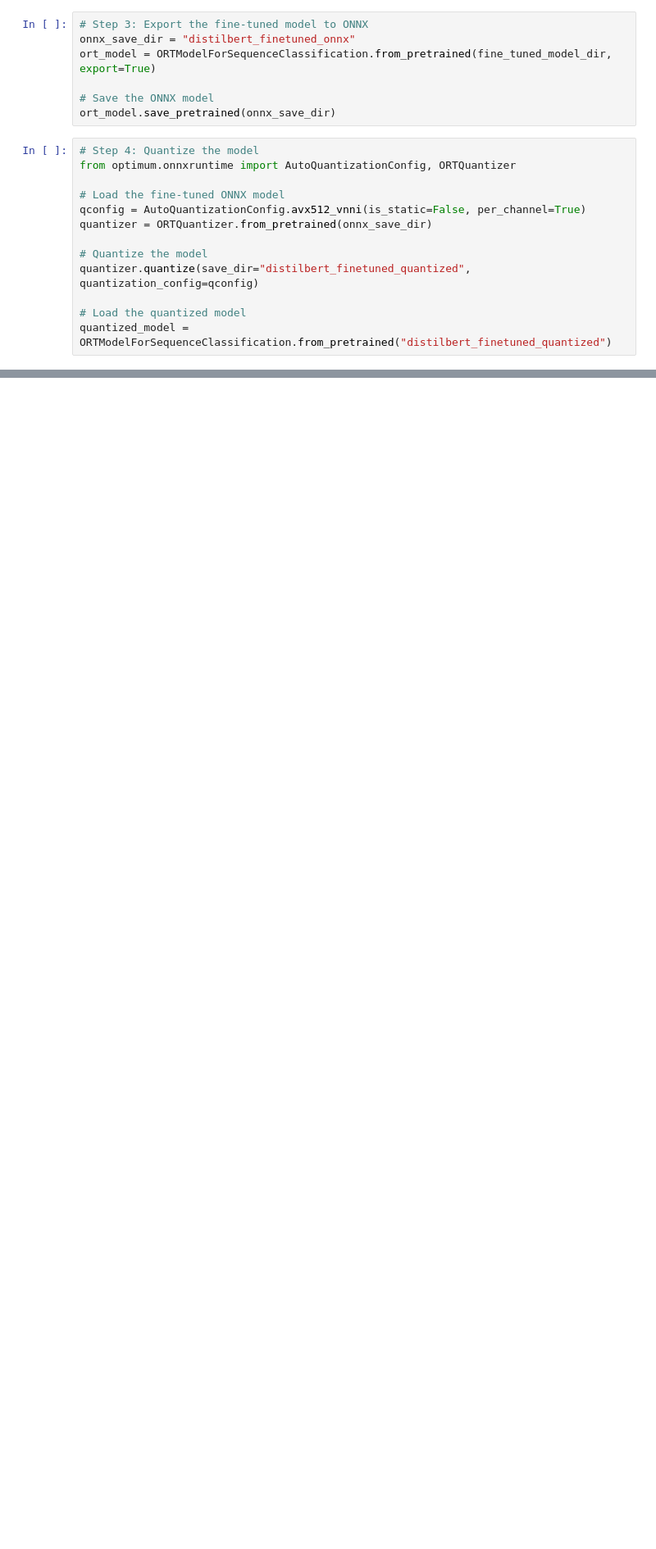
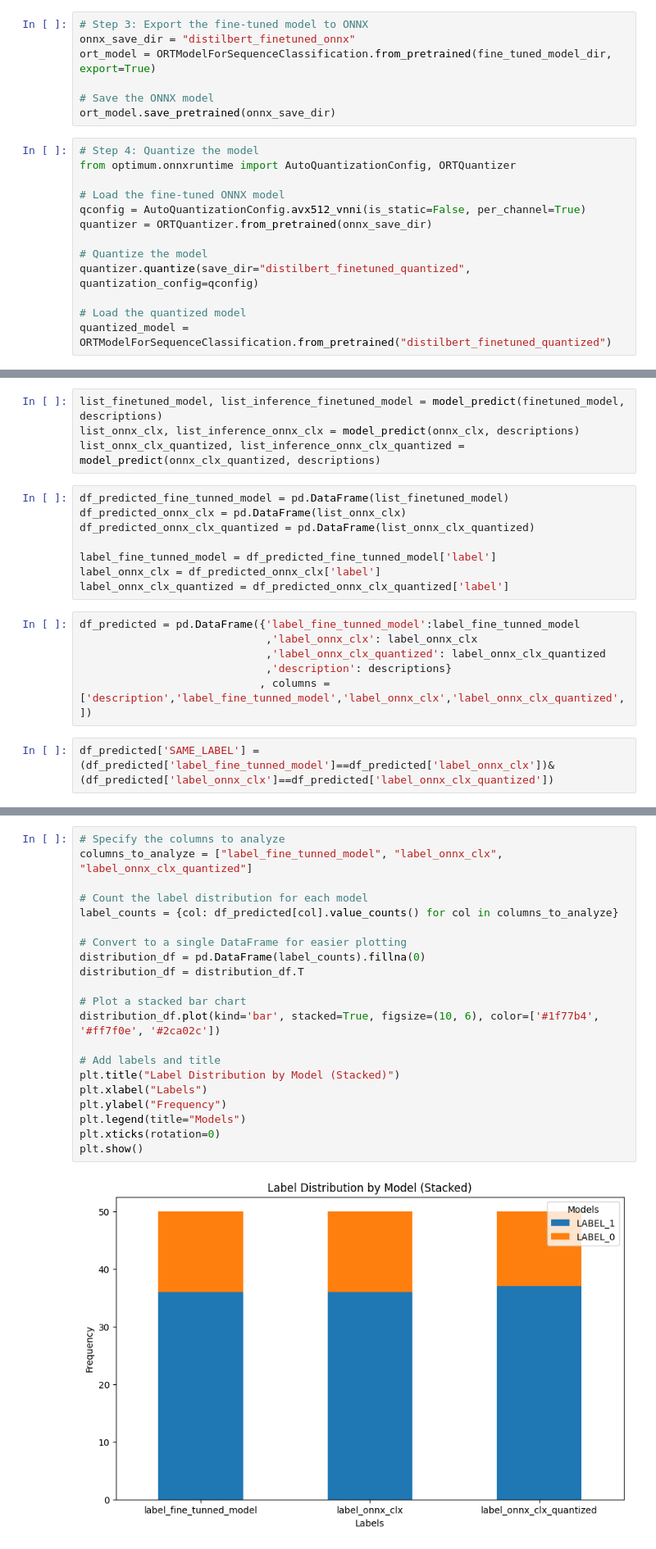
Before and after one commit to jonjimenez99/text_classification, a Jupyter notebook: Notebooks/fine_tunning.ipynb, the cells around one changed output, grey strips where cells are left out. Shown at 82% size. Cells and saved outputs as stored; diff of their text form; blank space fills up the shorter version.

```diff
--- a/Notebooks/fine_tunning.ipynb
+++ b/Notebooks/fine_tunning.ipynb
@@ -248,0 +324,20 @@ Quantized model inference time: 0.0039 seconds
+# %%
+list_finetuned_model, list_inference_finetuned_model = model_predict(finetuned_model, descriptions)
+list_onnx_clx, list_inference_onnx_clx = model_predict(onnx_clx, descriptions)
+list_onnx_clx_quantized, list_inference_onnx_clx_quantized = model_predict(onnx_clx_quantized, descriptions)
+# %%
+df_predicted_fine_tunned_model = pd.DataFrame(list_finetuned_model)
+df_predicted_onnx_clx = pd.DataFrame(list_onnx_clx)
+df_predicted_onnx_clx_quantized = pd.DataFrame(list_onnx_clx_quantized)
+
+label_fine_tunned_model = df_predicted_fine_tunned_model['label']
+label_onnx_clx = df_predicted_onnx_clx['label']
+label_onnx_clx_quantized = df_predicted_onnx_clx_quantized['label']
+# %%
+df_predicted = pd.DataFrame({'label_fine_tunned_model':label_fine_tunned_model
+                             ,'label_onnx_clx': label_onnx_clx
+                             ,'label_onnx_clx_quantized': label_onnx_clx_quantized
+                             ,'description': descriptions}
+                            , columns = ['description','label_fine_tunned_model','label_onnx_clx','label_onnx_clx_quantized', ])
+# %%
+df_predicted['SAME_LABEL'] = (df_predicted['label_fine_tunned_model']==df_predicted['label_onnx_clx'])&(df_predicted['label_onnx_clx']==df_predicted['label_onnx_clx_quantized'])
@@ -248,0 +385,23 @@ Quantized model inference time: 0.0039 seconds
+# %%
+# Specify the columns to analyze
+columns_to_analyze = ["label_fine_tunned_model", "label_onnx_clx", "label_onnx_clx_quantized"]
+
+# Count the label distribution for each model
+label_counts = {col: df_predicted[col].value_counts() for col in columns_to_analyze}
+
+# Convert to a single DataFrame for easier plotting
+distribution_df = pd.DataFrame(label_counts).fillna(0)
+distribution_df = distribution_df.T
+
+# Plot a stacked bar chart
+distribution_df.plot(kind='bar', stacked=True, figsize=(10, 6), color=['#1f77b4', '#ff7f0e', '#2ca02c'])
+
+# Add labels and title
+plt.title("Label Distribution by Model (Stacked)")
+plt.xlabel("Labels")
+plt.ylabel("Frequency")
+plt.legend(title="Models")
+plt.xticks(rotation=0)
+plt.show()
+# %% [output]
+[figure, added]
```
Also changed, not shown: parts of 16 cells of this notebook, 3 other files.
